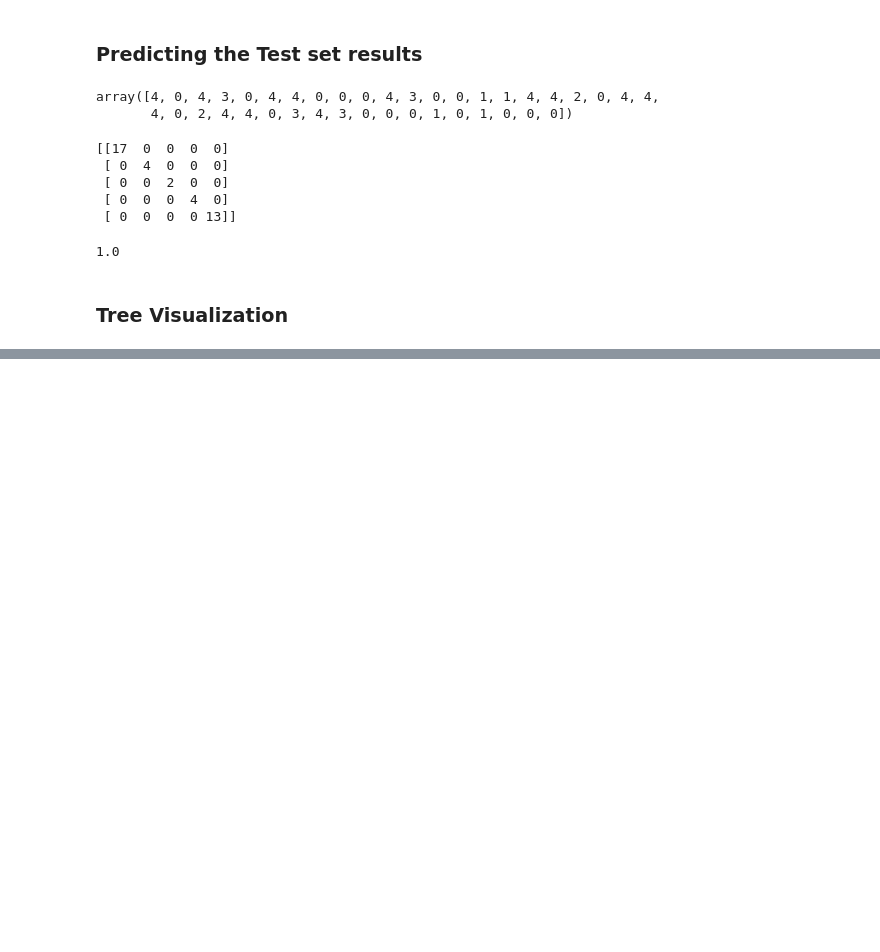
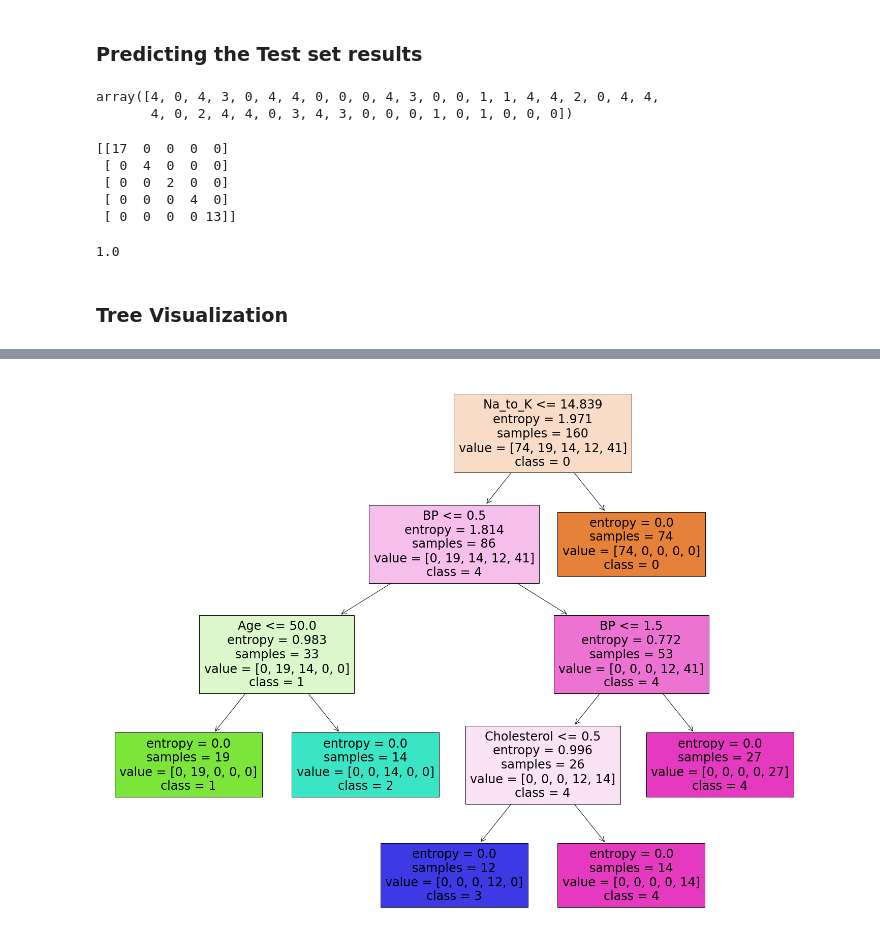
Before and after one commit to elhafizh/ai-drug-prediction, a Jupyter notebook: drug-classification.ipynb, the cells around one changed output, grey strips where cells are left out. Saved outputs shown, nothing was run; the diff lists cells and outputs as text; code cells hidden in the pictures; blank space fills up the shorter version.

```diff
--- a/drug-classification.ipynb
+++ b/drug-classification.ipynb
@@ -427,0 +401,8 @@ df.columns[-1]
+# %%
+fig = plt.figure(figsize=(25,20))
+_ = tree.plot_tree(clf,
+                   feature_names=list(df.columns[:-1]),
+                   class_names=[str(i) for i in list(set(df.Drug))],
+                   filled=True)
+# %% [output]
+[figure, added]
```
Also changed, not shown: parts of 7 cells of this notebook.
